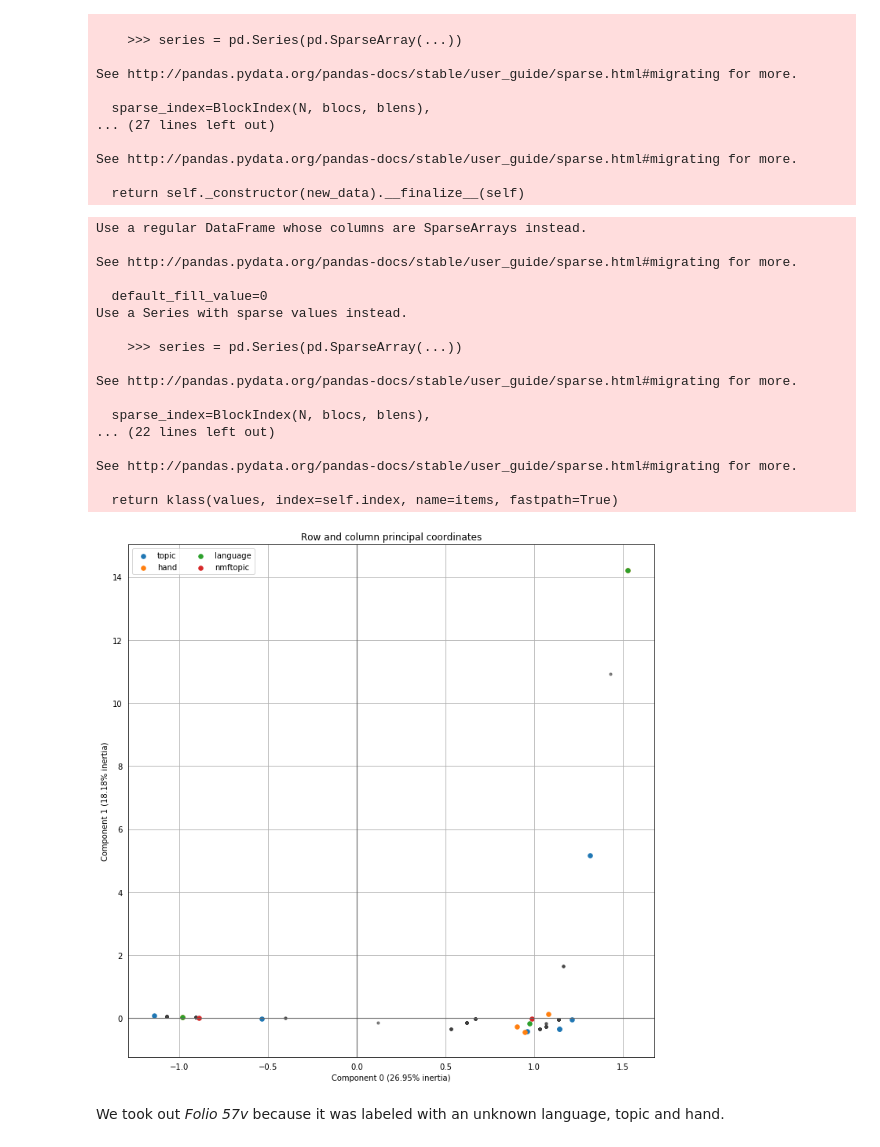
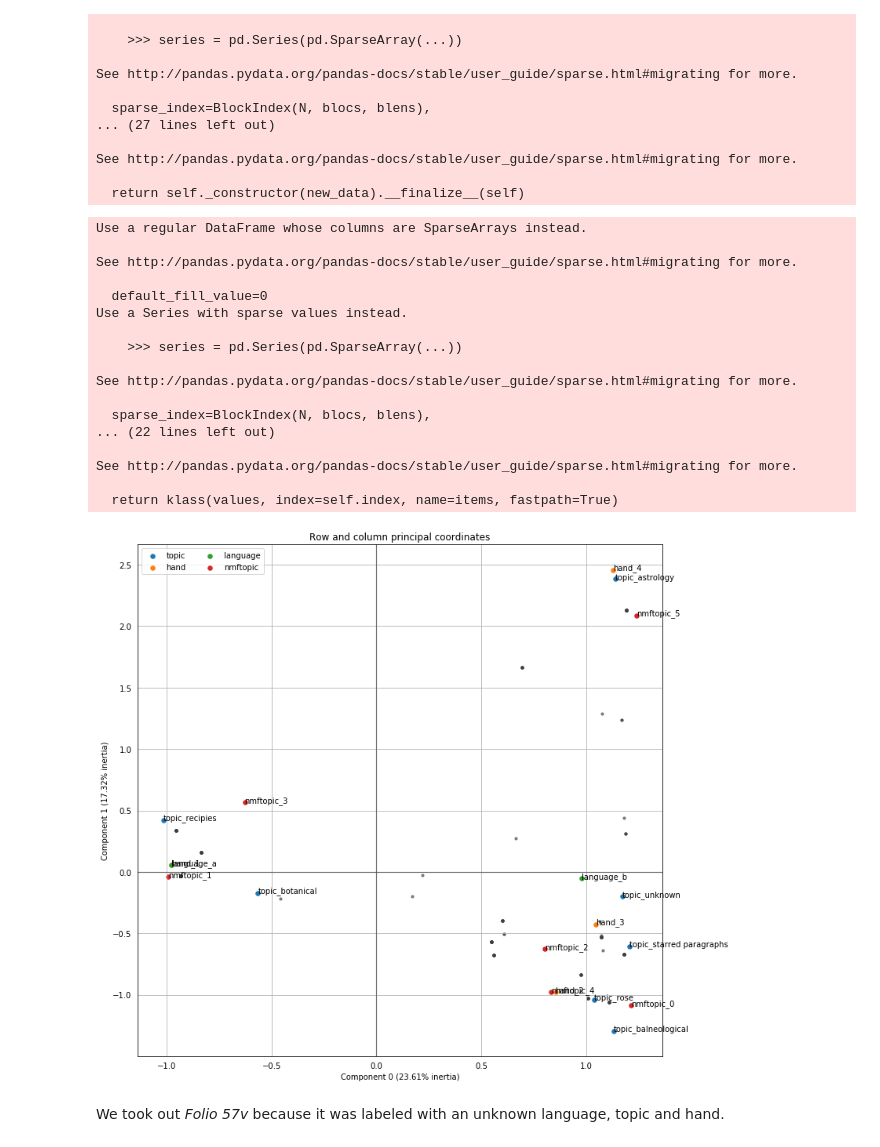
Before and after one commit to rachelbari/voynich-topic-modeling, a Jupyter notebook: MCA_vis.ipynb, the cells around one changed output. Drawn from its saved outputs; the diff is of its cells as text; code cells hidden in the pictures.

```diff
--- a/MCA_vis.ipynb
+++ b/MCA_vis.ipynb
@@ -9,7 +9,7 @@ import prince
 # %% [markdown]
 ## Load Dataset
 # %%
-url = "out/nmf_2_map.csv"
+url = "out/nmf_6_map.csv"
 # %%
 # loading dataset into Pandas DataFrame
 df = pd.read_csv(url, index_col=0)
@@ -73,26 +73,26 @@ See http://pandas.pydata.org/pandas-docs/stable/user_guide/sparse.html#migrating
   return self._constructor(new_data).__finalize__(self)
 # %%
 ax = mca.plot_coordinates(X=df, ax=None, figsize=(12, 12), show_row_points=True, row_points_size=10, show_row_labels=False,
-                          show_column_points=True, column_points_size=30, show_column_labels=False, legend_n_cols=2)
+                          show_column_points=True, column_points_size=30, show_column_labels=True, legend_n_cols=2)
 #ax.get_figure()
 # %% [output]
 Use a regular DataFrame whose columns are SparseArrays instead.
 
 See http://pandas.pydata.org/pandas-docs/stable/user_guide/sparse.html#migrating for more.
 
   default_fill_value=0
 Use a Series with sparse values instead.
 
     >>> series = pd.Series(pd.SparseArray(...))
 
 See http://pandas.pydata.org/pandas-docs/stable/user_guide/sparse.html#migrating for more.
 
   sparse_index=BlockIndex(N, blocs, blens),
 ... (22 lines left out)
 
 See http://pandas.pydata.org/pandas-docs/stable/user_guide/sparse.html#migrating for more.
 
   return klass(values, index=self.index, name=items, fastpath=True)
-[figure, old version]
+[figure, new version]
 # %% [markdown]
 We took out *Folio 57v* because it was labeled with an unknown language, topic and hand.
```
Also changed, not shown: parts of 2 cells of this notebook, 4 other files.
